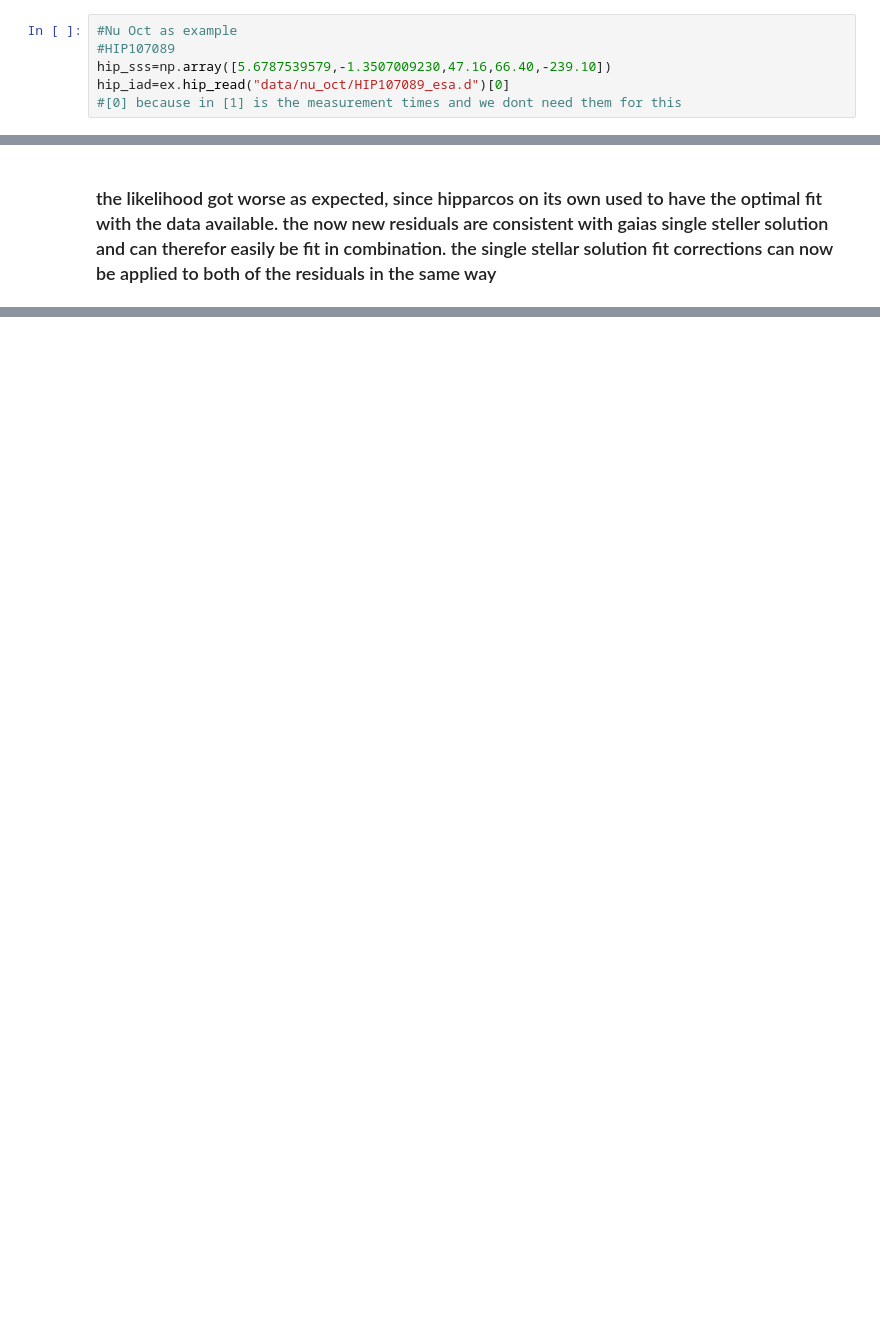
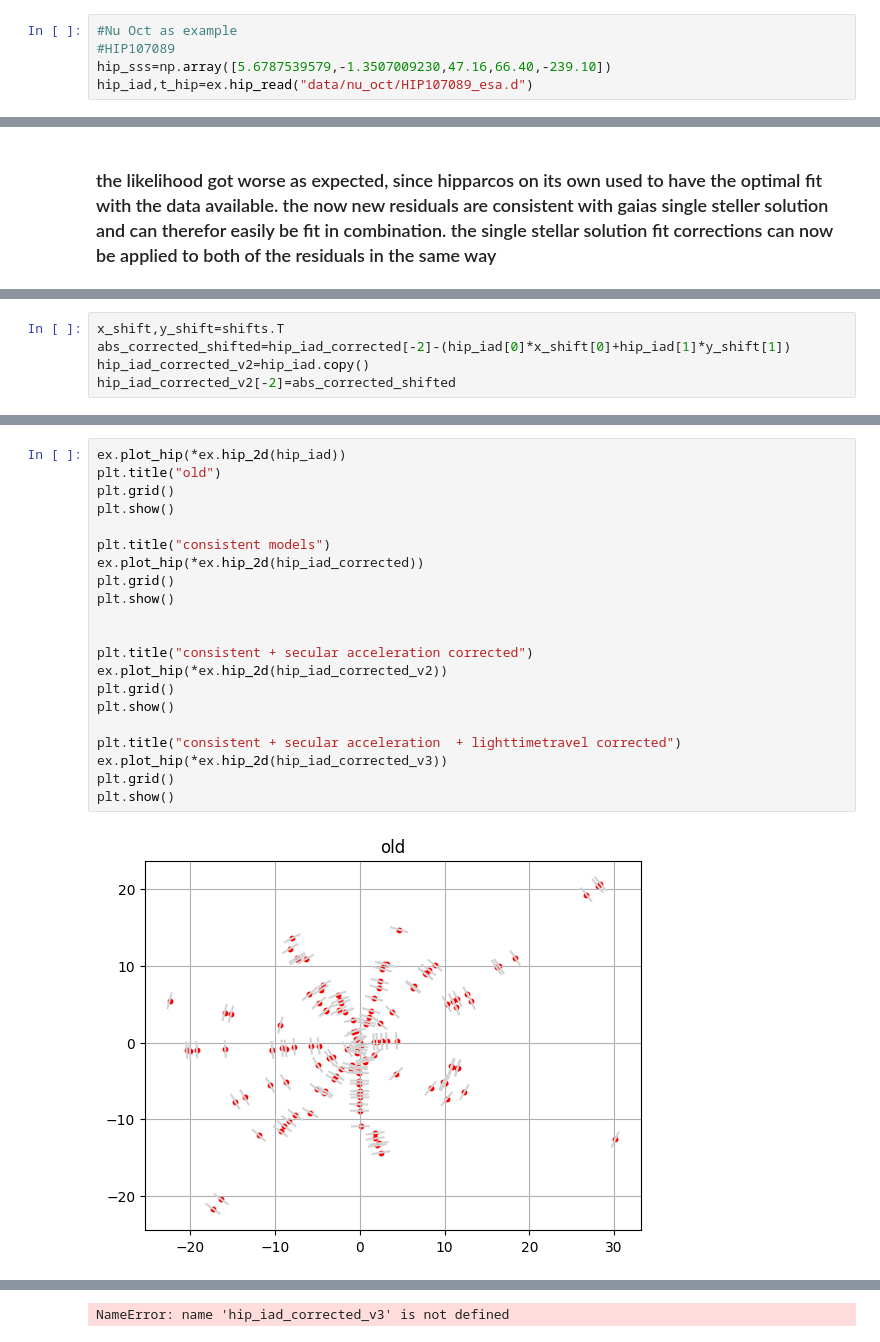
Before and after one commit to TSchiwy/ExTRA, a Jupyter notebook: combiningastrometry.ipynb, the cells around one changed output, grey strips where cells are left out. Cells and saved outputs as stored; diff of their text form; blank space fills up the shorter version.

```diff
--- a/combiningastrometry.ipynb
+++ b/combiningastrometry.ipynb
@@ -8,8 +18,7 @@ import matplotlib.pyplot as plt
 #Nu Oct as example
 #HIP107089
 hip_sss=np.array([5.6787539579,-1.3507009230,47.16,66.40,-239.10])
-hip_iad=ex.hip_read("data/nu_oct/HIP107089_esa.d")[0]
-#[0] because in [1] is the measurement times and we dont need them for this
+hip_iad,t_hip=ex.hip_read("data/nu_oct/HIP107089_esa.d")
 # %%
 gaia_asc=(21 +41/60 +28.5420355132/3600 )*15 #deg
 gaia_dec=(-77 -23/60 -24.031541832/3600) #deg
@@ -61,0 +120,5 @@ new likelihood: 555.4981950746611 [mas]**2
+# %%
+x_shift,y_shift=shifts.T
+abs_corrected_shifted=hip_iad_corrected[-2]-(hip_iad[0]*x_shift[0]+hip_iad[1]*y_shift[1])
+hip_iad_corrected_v2=hip_iad.copy()
+hip_iad_corrected_v2[-2]=abs_corrected_shifted
@@ -61,0 +131,23 @@ new likelihood: 555.4981950746611 [mas]**2
+# %%
+ex.plot_hip(*ex.hip_2d(hip_iad))
+plt.title("old")
+plt.grid()
+plt.show()
+
+plt.title("consistent models")
+ex.plot_hip(*ex.hip_2d(hip_iad_corrected))
+plt.grid()
+plt.show()
+
+
+plt.title("consistent + secular acceleration corrected")
+ex.plot_hip(*ex.hip_2d(hip_iad_corrected_v2))
+plt.grid()
+plt.show()
+
+plt.title("consistent + secular acceleration  + lighttimetravel corrected")
+ex.plot_hip(*ex.hip_2d(hip_iad_corrected_v3))
+plt.grid()
+plt.show()
+# %% [output]
+[figure, added]
@@ -61,0 +156 @@ new likelihood: 555.4981950746611 [mas]**2
+NameError: name 'hip_iad_corrected_v3' is not defined
```
Also changed, not shown: parts of 21 cells of this notebook, 4 other files.
